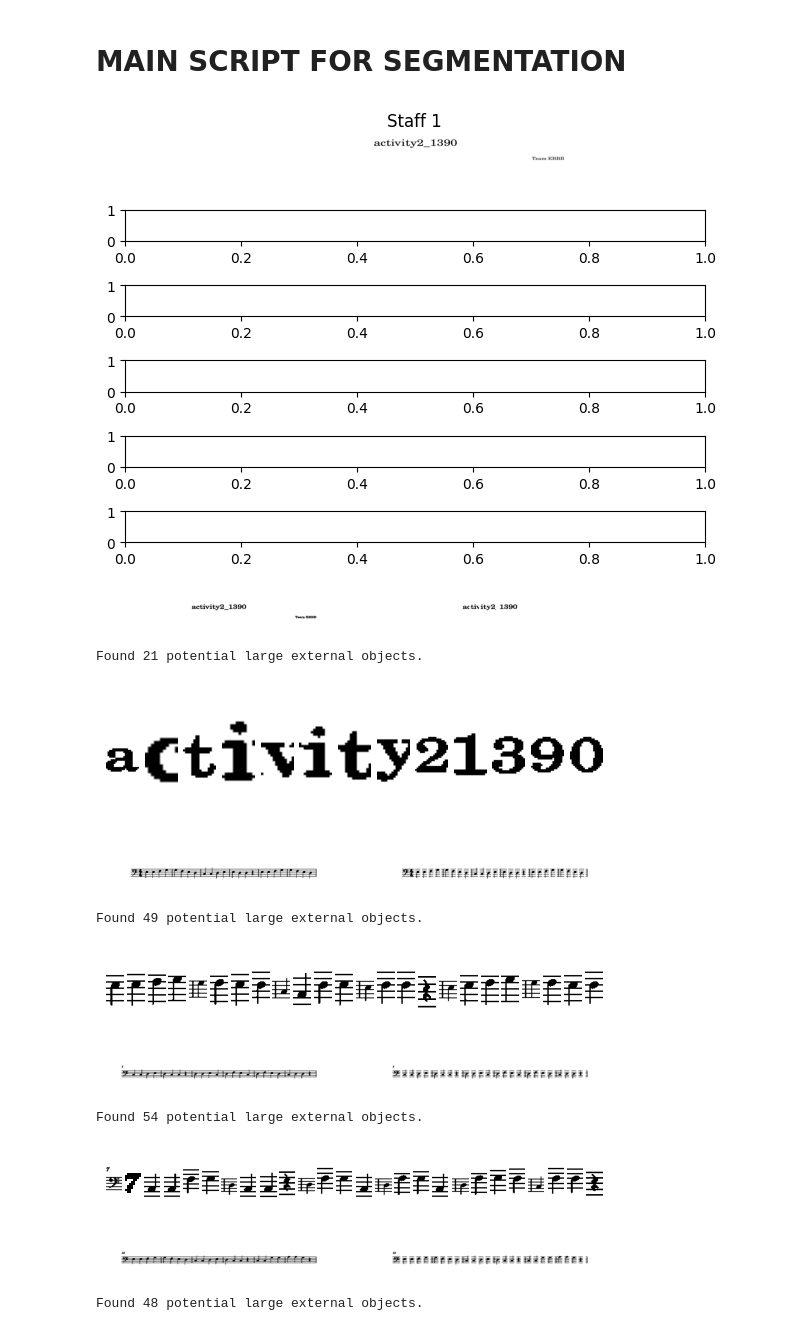
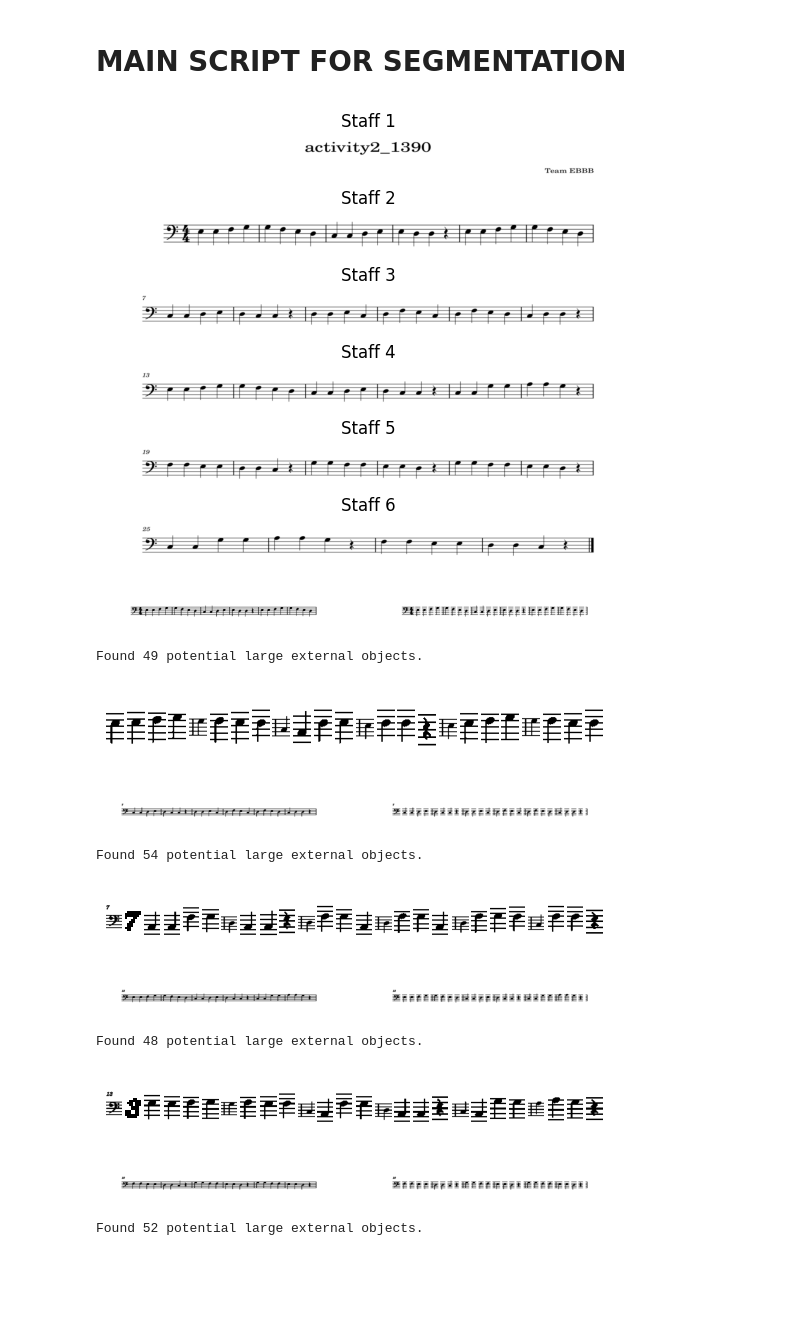
Before and after one commit to SSOE-ECE1390/Sheet-Music-Project, a Jupyter notebook: sheet music/main.ipynb, the cells around one changed output. Saved outputs shown, nothing was run; the diff lists cells and outputs as text; code cells hidden in the pictures; blank space fills up the shorter version.

```diff
--- a/sheet music/main.ipynb
+++ b/sheet music/main.ipynb
@@ -244,46 +244,46 @@ target_height = 600
 scale_factor = target_height / img.shape[0]
 scaled_img = transform.rescale(img, scale_factor, anti_aliasing=True)
 
 staffs = segment_staff(scaled_img)
 
 staffs = segment_staff(img) # segments the sheet into individual staffs
 
 fig, axes = plt.subplots(len(staffs), 1)
 
 axes = axes.flatten()
 for i, staff in enumerate(staffs):
-    if i > 0:
-        continue
-
     axes[i].imshow(staff, cmap='gray')
     axes[i].set_title(f'Staff {i+1}')
     axes[i].axis('off')
 
 plt.tight_layout()
 plt.show()
 
-for i, staff_img in enumerate(staffs):
+for i, staff_img in enumerate(staffs[1:]):
     segments = staff_splicer(staff_img)
 
     for j, segment in enumerate(segments):
+        if i >= 1 and j < 2:
+            continue
+
         seg = segment.astype(float)
 
         # Normalize to [0,1] using the *segment's own* min/max
         seg = (seg - seg.min()) / (seg.max() - seg.min() + 1e-9)
 
         segment_img = (seg * 255).astype(np.uint8)
         segment_filename = f'TEST_{i+1}_{j+1}.png'
         cv2.imwrite(segment_filename, segment_img)
 # %% [output]
-[figure, old version]
+[figure, new version]
-[figure, old version]
+[figure, new version]
-Found 21 potential large external objects.
+Found 49 potential large external objects.
-[figure, old version]
+[figure, new version]
-[figure, old version]
+[figure, new version]
-Found 49 potential large external objects.
+Found 54 potential large external objects.
-[figure, old version]
+[figure, new version]
 [figure]
-Found 54 potential large external objects.
+Found 48 potential large external objects.
-[figure, old version]
+[figure, new version]
 [figure]
-Found 48 potential large external objects.
+Found 52 potential large external objects.
```
Also changed, not shown: parts of 1 cell of this notebook.
